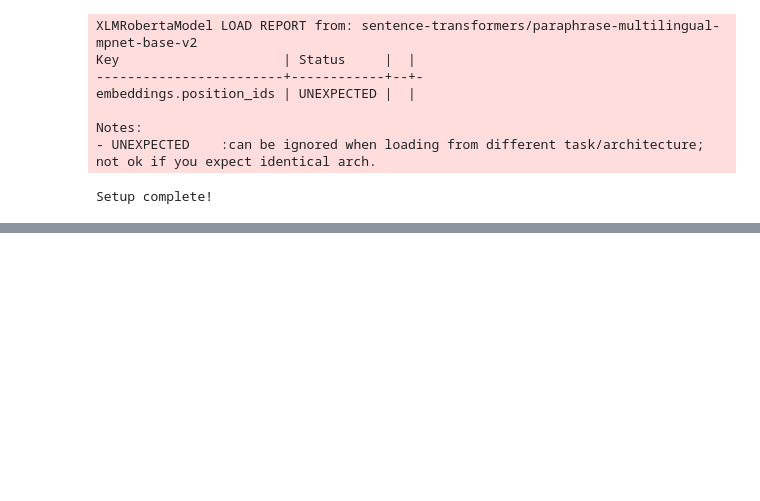
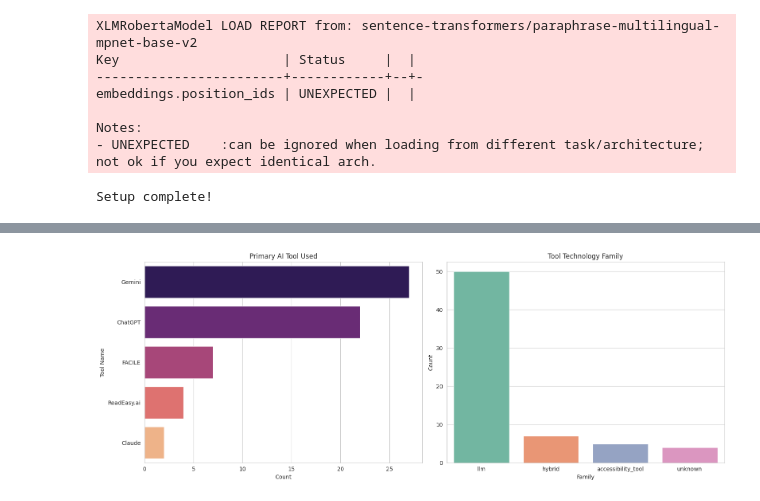
Before and after one commit to JaviMiot/E2R_data_assigment_analisys, a Jupyter notebook: notebooks/part3_e2r_analysis.ipynb, the cells around one changed output, grey strips where cells are left out. Drawn from its saved outputs; the diff is of its cells as text; code cells hidden in the pictures; blank space fills up the shorter version.

```diff
--- a/notebooks/part3_e2r_analysis.ipynb
+++ b/notebooks/part3_e2r_analysis.ipynb
@@ -176,0 +202,20 @@ df[[
+# %%
+# 1.2 Tool Usage Analysis
+fig, (ax1, ax2) = plt.subplots(1, 2, figsize=(16, 6))
+
+# Primary Tool
+sns.countplot(data=df, y='tool_primary', order=df['tool_primary'].value_counts().index, palette='magma', ax=ax1)
+ax1.set_title('Primary AI Tool Used')
+ax1.set_xlabel('Count')
+ax1.set_ylabel('Tool Name')
+
+# Tool Family
+sns.countplot(data=df, x='tool_family', order=df['tool_family'].value_counts().index, palette='Set2', ax=ax2)
+ax2.set_title('Tool Technology Family')
+ax2.set_xlabel('Family')
+ax2.set_ylabel('Count')
+
+plt.tight_layout()
+plt.show()
+# %% [output]
+[figure, added]
```
Also changed, not shown: parts of 28 cells of this notebook, 2 other files.
